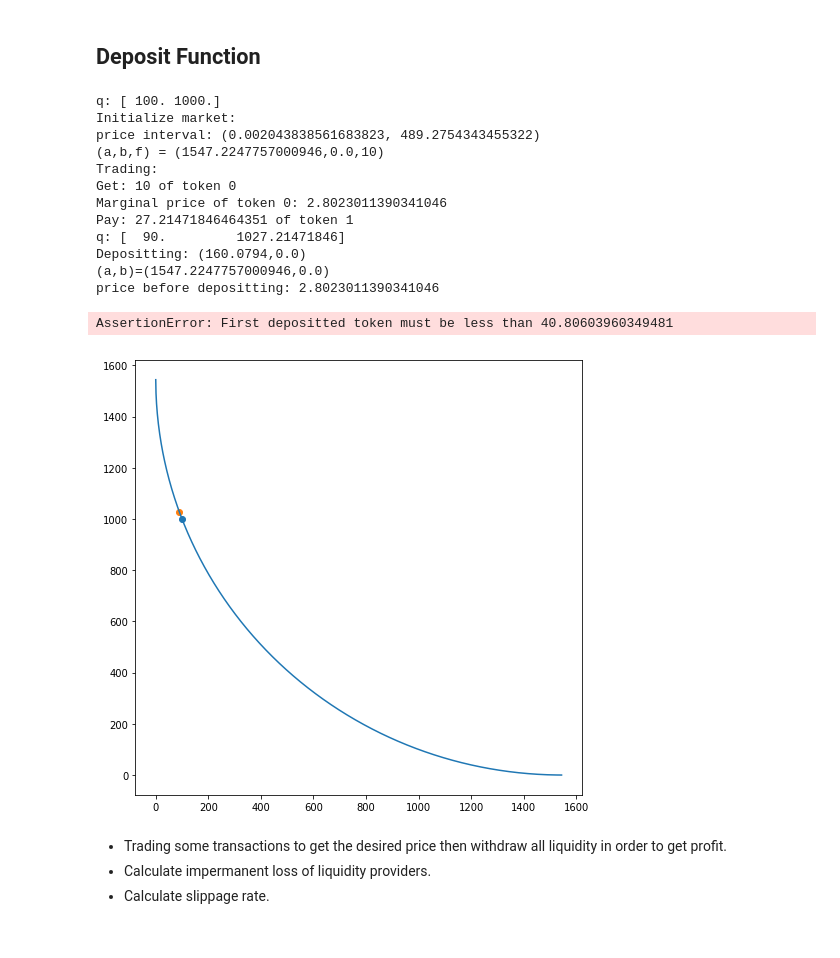
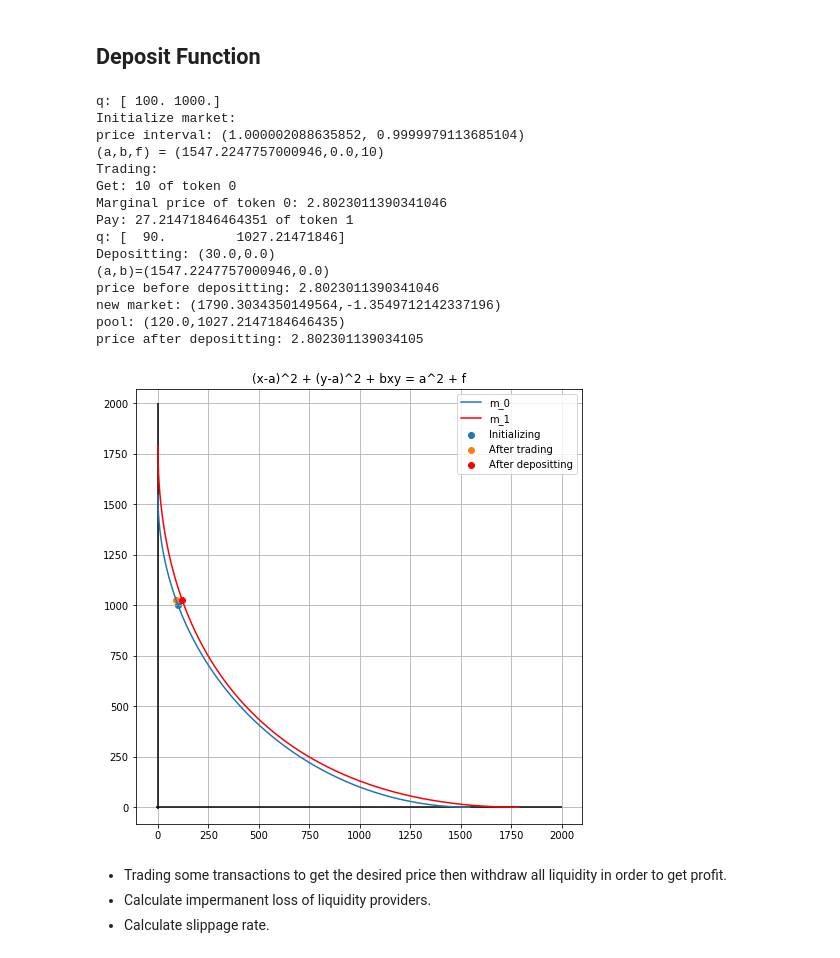
Before and after one commit to DescartesNetwork/dyliswap-paper, a Jupyter notebook: senswap.ipynb, the cells around one changed output. Drawn from its saved outputs; the diff is of its cells as text; code cells hidden in the pictures.

```diff
--- a/senswap.ipynb
+++ b/senswap.ipynb
@@ -72,8 +72,9 @@ def create_market(a,b,k,step=0.01):
 (x2,y2) = ellipse(a=10,b=0,k=110)
 (x3,y3) = ellipse(a=15,b=1,k=230)
 # %%
-def price_interval(a,b,k):
-    z = a - np.sqrt(k - a**2)
+def price_interval(a,b,f):
+    z = a - np.sqrt(f)
+#     z = a - np.sqrt(k - a**2)
     upper = (b*z - 2*a) / ( 2*(z-a) )
     lower = ( 2*(z-a) ) / (b*z - 2*a)
     return (lower, upper)
@@ -136,6 +137,7 @@ y1 = 6000 - np.sqrt(2*5000**2 - (x1-a1)**2)
 x2 = x1 + 500
 y2 = y1 + 50
 b2 = 0
+f = 10
 a2 = calculate_a(x1,y1,a1,b1,x2,y2,b2)
 print(a2)
 # %% [output]
@@ -264,41 +267,44 @@ print("q:",q)
 plt.scatter(q[0],q[1],label="After trading")
 
 # Depositing
-dq = np.array([160.0794,0.])
+dq = np.array([30.,0.])
 print(f'Depositting: ({dq[0]},{dq[1]})')
 print(f'(a,b)=({a},{b})')
 print(f'price before depositting: {price(q,a,b)}')
 new_a, new_b = deposit_func3(q,a,b,dq,f)
 print(f'new market: ({new_a},{new_b})')
 print(f'pool: ({q[0]},{q[1]})')
 print(f'price after depositting: {price(q,new_a,new_b)}')
 new_k = cost(q,new_a,new_b)
 e_1 = create_market(new_a,new_b,new_k,step=1)
 plt.plot(e_1[0], e_1[1], label="m_1", color='red')
 plt.scatter(q[0],q[1], label="After depositting", color='red')
 
 plt.hlines(y=0, xmin=-10, xmax=2000)
 plt.vlines(x=0, ymin=-10, ymax=2000)
 plt.axis('equal')
 plt.grid(True)
 plt.title("(x-a)^2 + (y-a)^2 + bxy = a^2 + f")
 plt.legend()
+plt.savefig('example.jpg')
 plt.show()
 # %% [output]
 q: [ 100. 1000.]
 Initialize market:
-price interval: (0.002043838561683823, 489.2754343455322)
+price interval: (1.000002088635852, 0.9999979113685104)
 (a,b,f) = (1547.2247757000946,0.0,10)
 Trading:
 Get: 10 of token 0
 Marginal price of token 0: 2.8023011390341046
 Pay: 27.21471846464351 of token 1
 q: [  90.         1027.21471846]
-Depositting: (160.0794,0.0)
+Depositting: (30.0,0.0)
 (a,b)=(1547.2247757000946,0.0)
 price before depositting: 2.8023011390341046
+new market: (1790.3034350149564,-1.3549712142337196)
+pool: (120.0,1027.2147184646435)
+price after depositting: 2.802301139034105
-AssertionError: First depositted token must be less than 40.80603960349481
-[figure, old version]
+[figure, new version]
 # %% [markdown]
 - Trading some transactions to get the desired price then withdraw all liquidity in order to get profit.
 - Calculate impermanent loss of liquidity providers.
```
Also changed, not shown: parts of 2 cells of this notebook, 3 other files.
